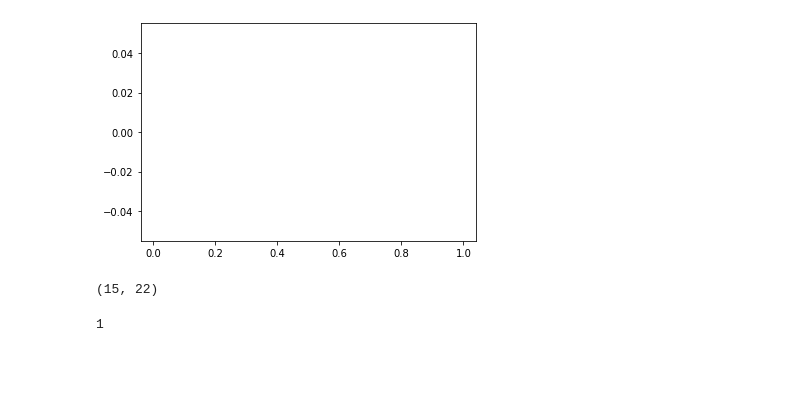
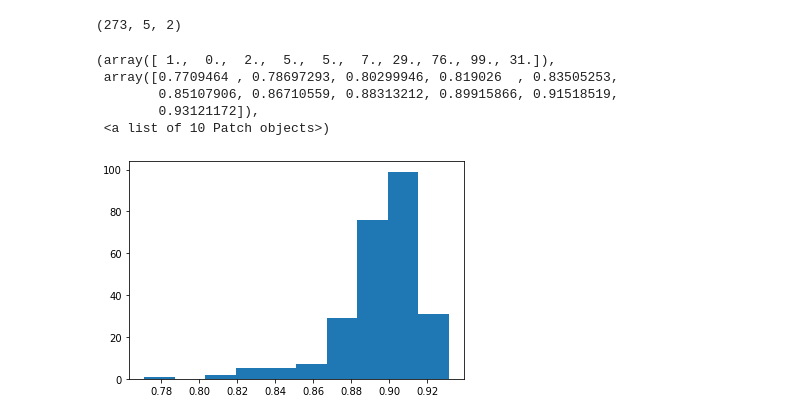
Before and after one commit to pakrentos/eeg_connectivity, a Jupyter notebook: mlp_eeg_nikita.ipynb, the cells around one changed output. Cells and saved outputs as stored; diff of their text form; code cells hidden in the pictures; blank space fills up the shorter version.

```diff
--- a/mlp_eeg_nikita.ipynb
+++ b/mlp_eeg_nikita.ipynb
@@ -208,19 +210,2 @@ tp7_filtered = butter_bandpass_filter(tp7, lowcut, highcut, sfq, order=6)
 tp7_filtered = np.array([(tp7_filtered[i] - np.min(tp7_filtered[i]))/(np.max(tp7_filtered[i]) - np.min(tp7_filtered[i])) for i in range(len(tp7_filtered))])
 cz_filtered = np.array([(cz_filtered[i] - np.min(cz_filtered[i]))/(np.max(cz_filtered[i]) - np.min(cz_filtered[i])) for i in range(len(cz_filtered))])
-# %%
-coefs = []
-best = None
-for tr in range(15):
-    temp = []
-    it = 0
-    for src, trgt, src_p, trgt_p in FloatingWindow(cz_filtered[tr], tp7_filtered[tr], step=0.2, twin=0.5, pwin=0.5):
-        model = get_model()
-        model.fit(src, trgt, epochs=10, batch_size=32, verbose=False)
-        res = model.predict(src_p, verbose=False).T[0]
-        c = r2_score(trgt_p, res)
-        it += 1
-        print(f'Current trial: {tr} ### Iteration: {it} ### Fit: {c}')
-        if best is None or (isinstance(best, tuple) and best[-1] < c):
-          best = (it, trgt_p, res, c)
-    coefs.append(temp)
-    print('@@@ New trial @@@')
@@ -274,16 +211,0 @@ Text(0.5, 0.98, 'ya ne ibu che ya delay')
-# %%
-### Added
-coefs = {}
-histories = []
-for i in range(14):
-    model = baseline_model()
-    temp = []
-    src = cz_filtered[0:2, int(sfq*2+sfq*i*0.75):2+int(sfq*(i+1)*0.75)].T
-    trgt = tp7_filtered[0:2, int(2+sfq*i*0.75):int(sfq*(i+1)*0.75)].T
-    src_next = cz_filtered[0:2, int(sfq*(i+1)):int(sfq*(i+2))].T
-    trgt_next = tp7_filtered[0:2, int(sfq*(i+1)):int(sfq*(i+2))].T
-    histories = model.fit(src, trgt, epochs=100, batch_size=32, verbose=False)
-    res = model.predict(src_next, verbose=False)
-    c = coeff_determination_simp(trgt_next.T, res.T)
-    temp.append(c)
-    print(f'Current trial: {0} ### Second: {i}-{i+1} ### Fit: {c}')
@@ -314,2 +262,0 @@ NameError: ignored
-# %%
-coefs = list(coefs.values())
@@ -318,2 +262,0 @@ AttributeError: ignored
-# %%
-coefs = np.array(coefs)
@@ -320,12 +279,14 @@ coefs = np.array(coefs)
+# %%
+coefs2.shape
+coefs2 =
+# %% [output]
+(273, 5, 2)
 # %%
-plt.hist(coefs.T);
+plt.hist(coefs, bins=10)
 # %% [output]
+(array([ 1.,  0.,  2.,  5.,  5.,  7., 29., 76., 99., 31.]),
+ array([0.7709464 , 0.78697293, 0.80299946, 0.819026  , 0.83505253,
+        0.85107906, 0.86710559, 0.88313212, 0.89915866, 0.91518519,
+        0.93121172]),
+ <a list of 10 Patch objects>)
-[figure, old version]
+[figure, new version]
-# %%
-coefs.shape # 15 триалов, в каждом по 9 окон. массив хранит данные о фите для каждого окна
-# %% [output]
-(15, 22)
-# %%
-len(coefs[0].shape)
-# %% [output]
-1
```
Also changed, not shown: parts of 29 cells of this notebook.
